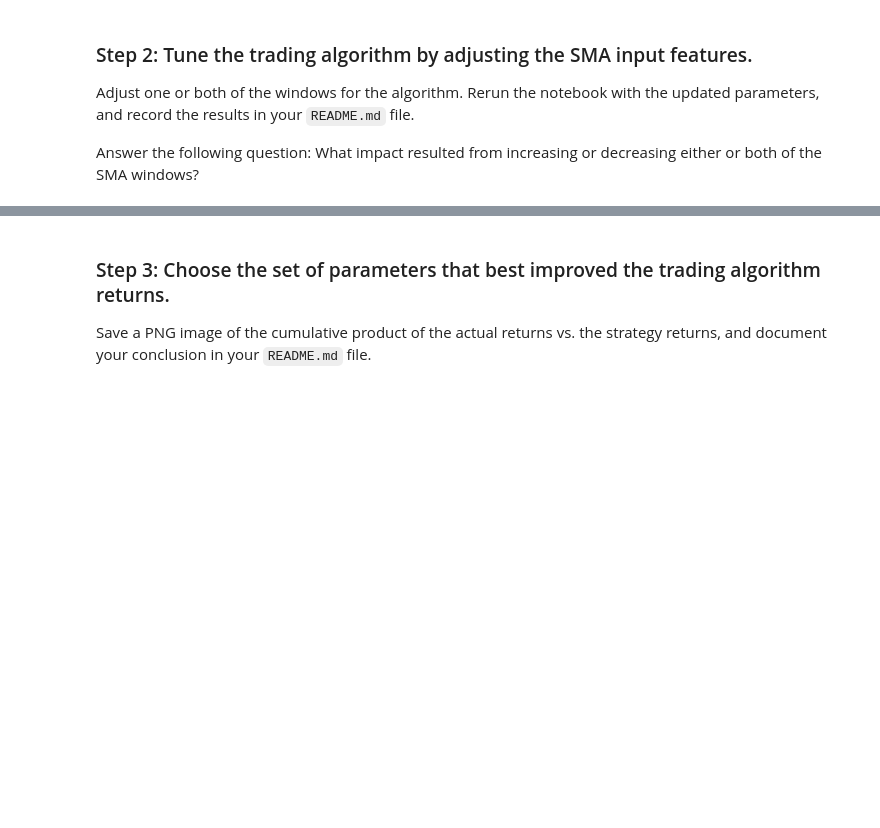
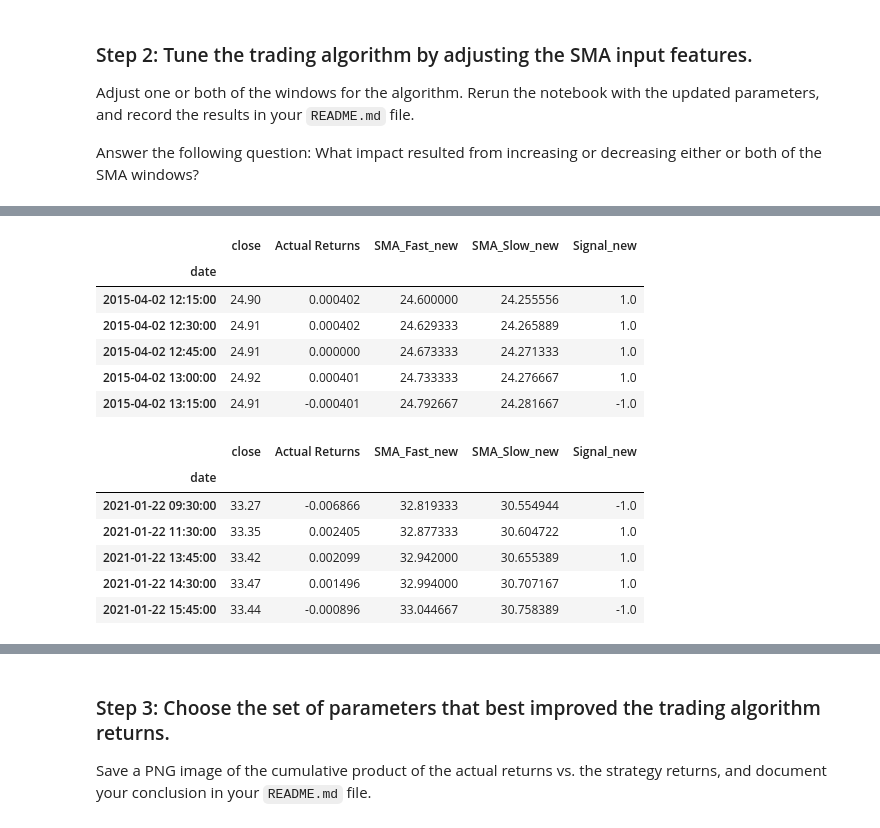
Before and after one commit to srn1358/Algorithmic-Trading, a Jupyter notebook: machine_learning_trading_bot.ipynb, the cells around one changed output, grey strips where cells are left out. Saved outputs shown, nothing was run; the diff lists cells and outputs as text; code cells hidden in the pictures; blank space fills up the shorter version.

```diff
--- a/machine_learning_trading_bot.ipynb
+++ b/machine_learning_trading_bot.ipynb
@@ -478,3 +481,18 @@ Tuned_training_plot_SVM.get_figure().savefig("SVM_Tuned_training_plot.png", bbox
 Adjust one or both of the windows for the algorithm. Rerun the notebook with the updated parameters, and record the results in your `README.md` file.
 
 Answer the following question: What impact resulted from increasing or decreasing either or both of the SMA windows?
+# %%
+#Changing the time horizon for slow and fast SMA
+# Set the short window and long window
+short_window = 15
+long_window = 90
+
+# Generate the fast and slow simple moving averages (15 and 90 days, respectively)
+signals_df['SMA_Fast_new'] = signals_df['close'].rolling(window=short_window).mean()
+signals_df['SMA_Slow_new'] = signals_df['close'].rolling(window=long_window).mean()
+
+signals_df = signals_df.dropna()
+
+# Review the DataFrame
+display(signals_df.head())
+display(signals_df.tail())
@@ -480,0 +514,28 @@ Answer the following question: What impact resulted from increasing or decreasin
+# %%
+# Initialize the new Signal column
+signals_df['Signal_new'] = 0.0
+
+# When Actual Returns are greater than or equal to 0, generate signal to buy stock long
+signals_df.loc[(signals_df['Actual Returns'] >= 0), 'Signal_new'] = 1
+
+# When Actual Returns are less than 0, generate signal to sell stock short
+signals_df.loc[(signals_df['Actual Returns'] < 0), 'Signal_new'] = -1
+
+# Review the DataFrame
+display(signals_df.head())
+display(signals_df.tail())
+# %% [output]
+|  | close | Actual Returns | SMA_Fast_new | SMA_Slow_new | Signal_new |
+| date |  |  |  |  |  |
+| 2015-04-02 12:15:00 | 24.90 | 0.000402 | 24.600000 | 24.255556 | 1.0 |
+| 2015-04-02 12:30:00 | 24.91 | 0.000402 | 24.629333 | 24.265889 | 1.0 |
+| 2015-04-02 12:45:00 | 24.91 | 0.000000 | 24.673333 | 24.271333 | 1.0 |
+| 2015-04-02 13:00:00 | 24.92 | 0.000401 | 24.733333 | 24.276667 | 1.0 |
+| 2015-04-02 13:15:00 | 24.91 | -0.000401 | 24.792667 | 24.281667 | -1.0 |
+|  | close | Actual Returns | SMA_Fast_new | SMA_Slow_new | Signal_new |
+| date |  |  |  |  |  |
+| 2021-01-22 09:30:00 | 33.27 | -0.006866 | 32.819333 | 30.554944 | -1.0 |
+| 2021-01-22 11:30:00 | 33.35 | 0.002405 | 32.877333 | 30.604722 | 1.0 |
+| 2021-01-22 13:45:00 | 33.42 | 0.002099 | 32.942000 | 30.655389 | 1.0 |
+| 2021-01-22 14:30:00 | 33.47 | 0.001496 | 32.994000 | 30.707167 | 1.0 |
+| 2021-01-22 15:45:00 | 33.44 | -0.000896 | 33.044667 | 30.758389 | -1.0 |
```
Also changed, not shown: parts of 15 cells of this notebook, 1 other file.
